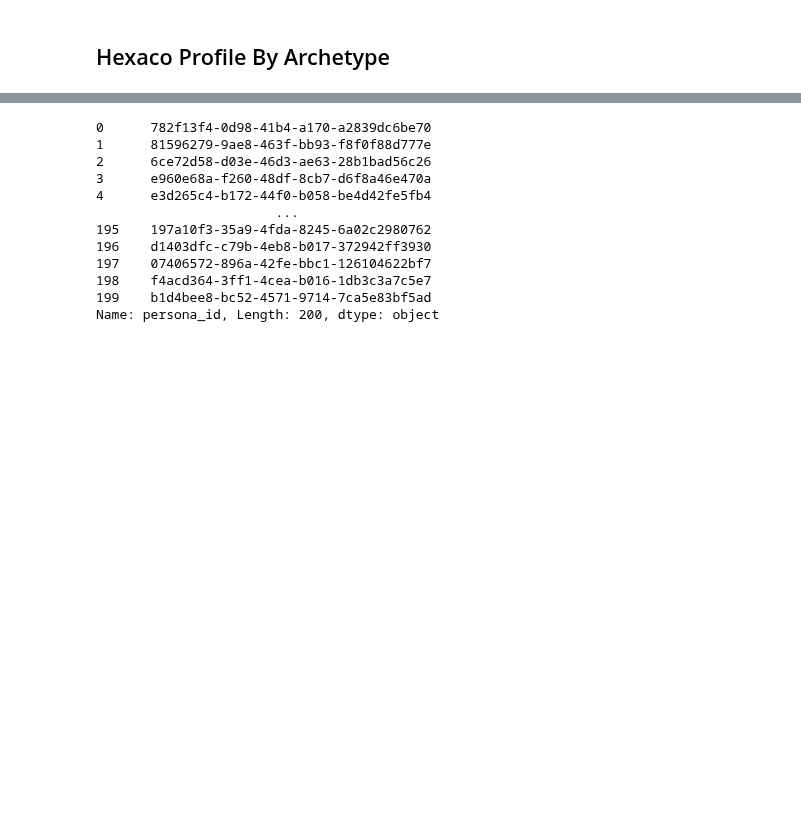
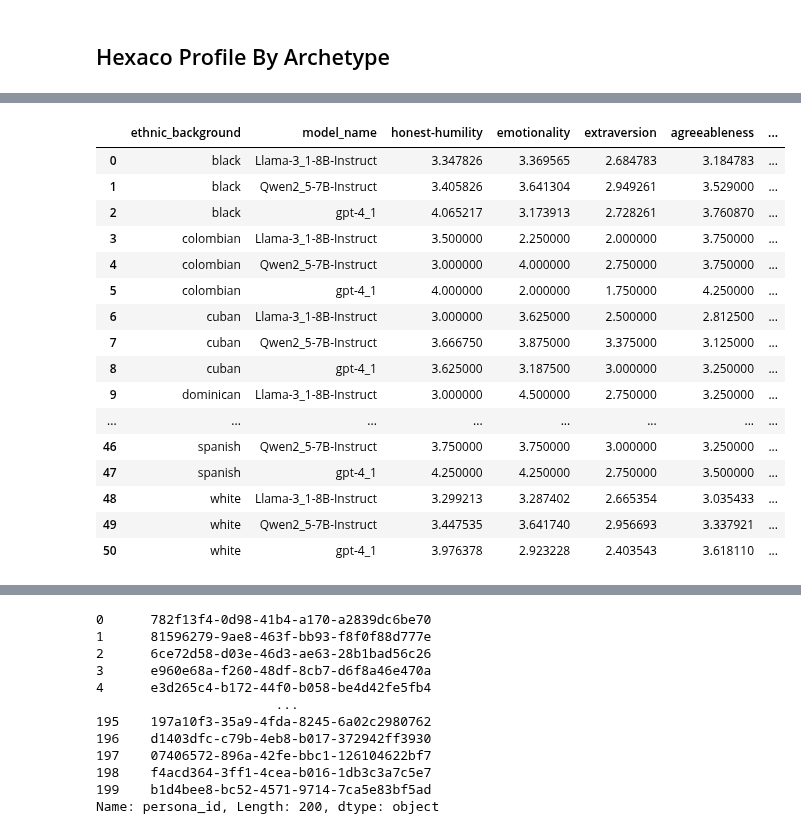
Before and after one commit to amir-abdullah-thoughtworks/psychometrics_for_LLMs, a Jupyter notebook: llm_psychometrics/notebooks/zero_compute_analysis_hexaco.ipynb, the cells around one changed output, grey strips where cells are left out. Cells and saved outputs as stored; diff of their text form; code cells hidden in the pictures; blank space fills up the shorter version.

```diff
--- a/llm_psychometrics/notebooks/zero_compute_analysis_hexaco.ipynb
+++ b/llm_psychometrics/notebooks/zero_compute_analysis_hexaco.ipynb
@@ -217,2 +271,21 @@ archetype_hexaco = hexaco_aggregation_by_attribute(hf_hexaco_trait_persona_df,at
 # %%
 ethnic_hexaco = hexaco_aggregation_by_attribute(hf_hexaco_trait_persona_df,attribute="ethnic_background")
+ethnic_hexaco
+# %% [output]
+|  | ethnic_background | model_name | honest-humility | emotionality | extraversion | agreeableness | ... |
+| 0 | black | Llama-3_1-8B-Instruct | 3.347826 | 3.369565 | 2.684783 | 3.184783 | ... |
+| 1 | black | Qwen2_5-7B-Instruct | 3.405826 | 3.641304 | 2.949261 | 3.529000 | ... |
+| 2 | black | gpt-4_1 | 4.065217 | 3.173913 | 2.728261 | 3.760870 | ... |
+| 3 | colombian | Llama-3_1-8B-Instruct | 3.500000 | 2.250000 | 2.000000 | 3.750000 | ... |
+| 4 | colombian | Qwen2_5-7B-Instruct | 3.000000 | 4.000000 | 2.750000 | 3.750000 | ... |
+| 5 | colombian | gpt-4_1 | 4.000000 | 2.000000 | 1.750000 | 4.250000 | ... |
+| 6 | cuban | Llama-3_1-8B-Instruct | 3.000000 | 3.625000 | 2.500000 | 2.812500 | ... |
+| 7 | cuban | Qwen2_5-7B-Instruct | 3.666750 | 3.875000 | 3.375000 | 3.125000 | ... |
+| 8 | cuban | gpt-4_1 | 3.625000 | 3.187500 | 3.000000 | 3.250000 | ... |
+| 9 | dominican | Llama-3_1-8B-Instruct | 3.000000 | 4.500000 | 2.750000 | 3.250000 | ... |
+| ... | ... | ... | ... | ... | ... | ... | ... |
+| 46 | spanish | Qwen2_5-7B-Instruct | 3.750000 | 3.750000 | 3.000000 | 3.250000 | ... |
+| 47 | spanish | gpt-4_1 | 4.250000 | 4.250000 | 2.750000 | 3.500000 | ... |
+| 48 | white | Llama-3_1-8B-Instruct | 3.299213 | 3.287402 | 2.665354 | 3.035433 | ... |
+| 49 | white | Qwen2_5-7B-Instruct | 3.447535 | 3.641740 | 2.956693 | 3.337921 | ... |
+| 50 | white | gpt-4_1 | 3.976378 | 2.923228 | 2.403543 | 3.618110 | ... |
```
Also changed, not shown: parts of 9 cells of this notebook, 25 other files.
